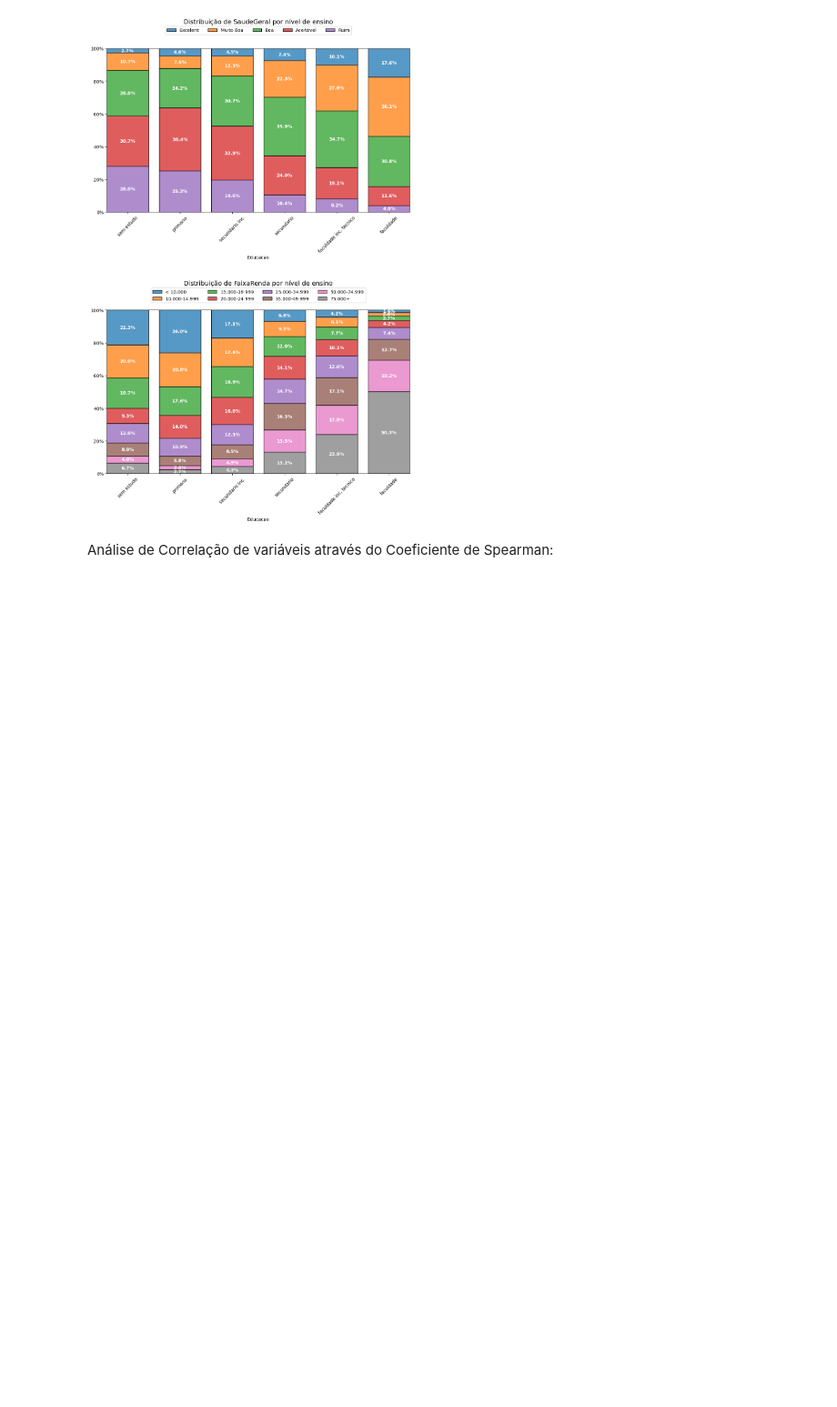
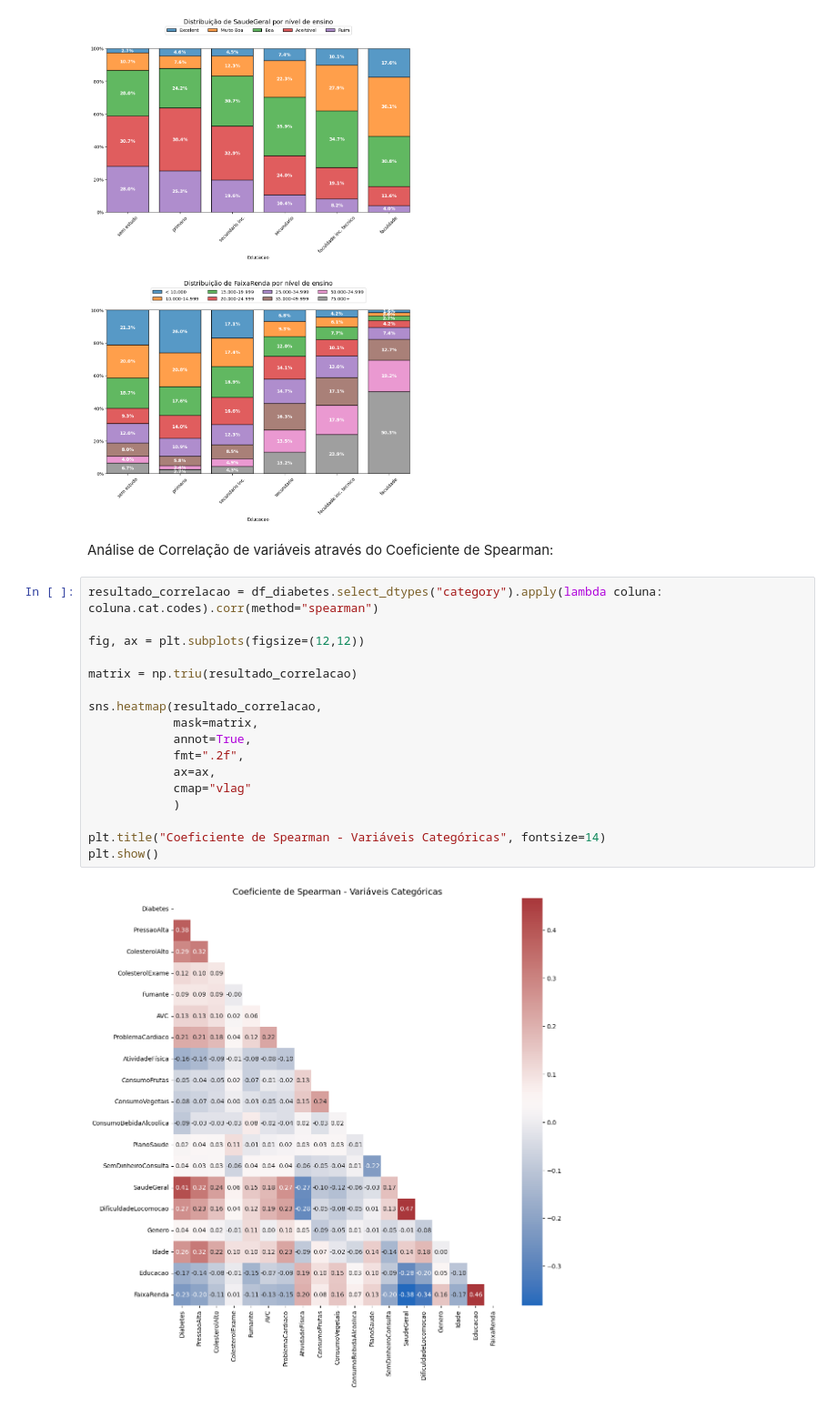
Before and after one commit to loykeevan/estatistica_diabetes, a Jupyter notebook: notebooks/02_le_analise_estatística_diabetes.ipynb, the cells around one changed output. Shown at 91% size. Cells and saved outputs as stored; diff of their text form; blank space fills up the shorter version.

```diff
--- a/notebooks/02_le_analise_estatística_diabetes.ipynb
+++ b/notebooks/02_le_analise_estatística_diabetes.ipynb
@@ -525,3 +526,22 @@ plt.show()
 [figure]
 # %% [markdown]
 Análise de Correlação de variáveis através do Coeficiente de Spearman:
+# %%
+resultado_correlacao = df_diabetes.select_dtypes("category").apply(lambda coluna: coluna.cat.codes).corr(method="spearman")
+
+fig, ax = plt.subplots(figsize=(12,12))
+
+matrix = np.triu(resultado_correlacao)
+
+sns.heatmap(resultado_correlacao,
+            mask=matrix,
+            annot=True,
+            fmt=".2f",
+            ax=ax,
+            cmap="vlag"
+            )
+
+plt.title("Coeficiente de Spearman - Variáveis Categóricas", fontsize=14)
+plt.show()
+# %% [output]
+[figure, added]
```
Also changed, not shown: parts of 2 cells of this notebook, 3 other files.
